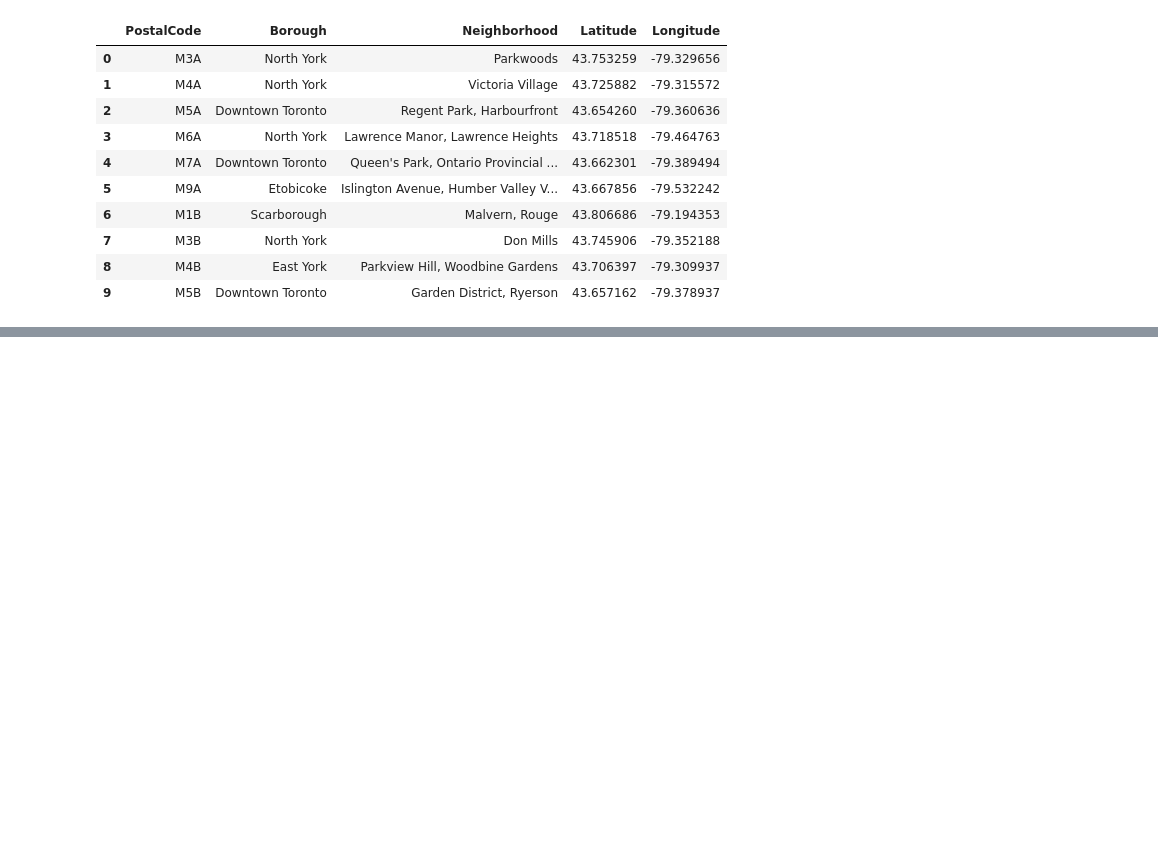
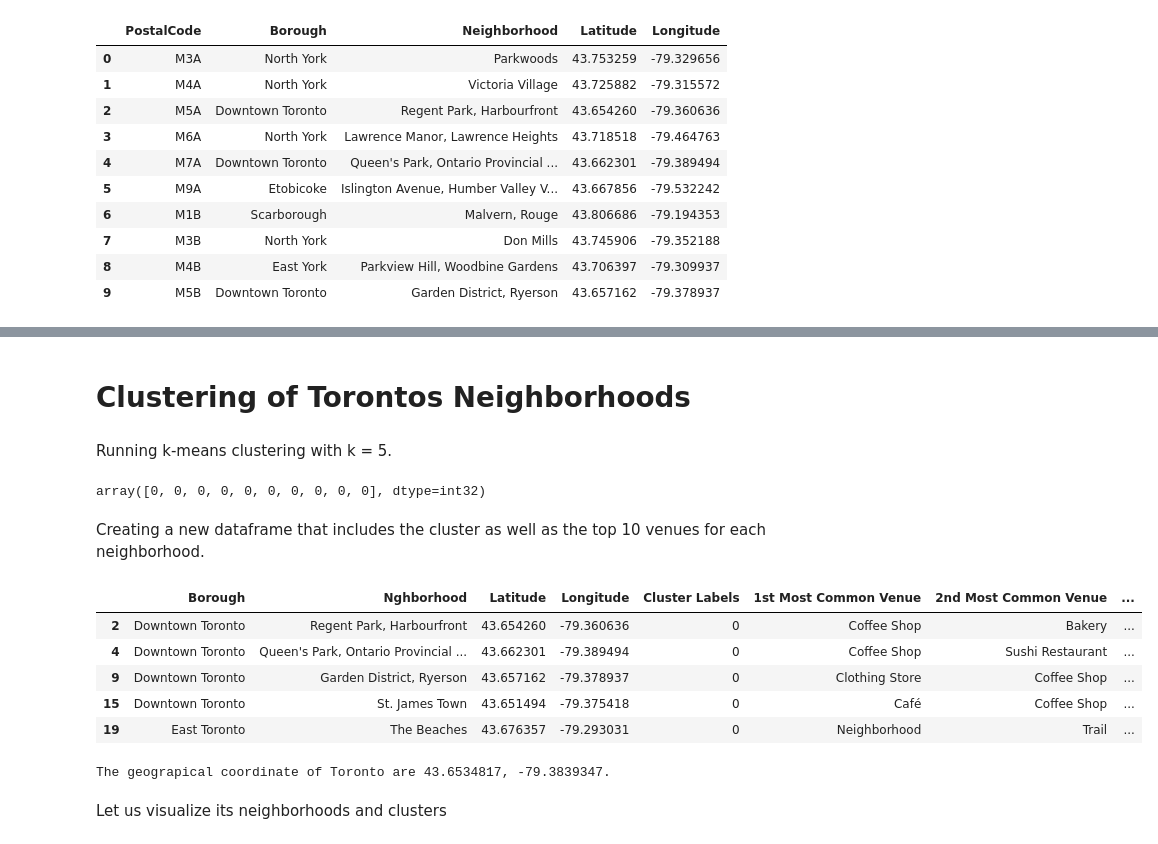
Before and after one commit to rcofrer/Coursera_Capstone, a Jupyter notebook: Clustering_Toronto_Neighborhoods.ipynb, the cells around one changed output, grey strips where cells are left out. Cells and saved outputs as stored; diff of their text form; code cells hidden in the pictures; blank space fills up the shorter version.

```diff
--- a/Clustering_Toronto_Neighborhoods.ipynb
+++ b/Clustering_Toronto_Neighborhoods.ipynb
@@ -130,0 +357,21 @@ df_Toronto.head(10)
+# %%
+num_top_venues = 10
+
+indicators = ['st', 'nd', 'rd']
+
+# create columns according to number of top venues
+columns = ['Nghborhood']
+for ind in np.arange(num_top_venues):
+    try:
+        columns.append('{}{} Most Common Venue'.format(ind+1, indicators[ind]))
+    except:
+        columns.append('{}th Most Common Venue'.format(ind+1))
+
+# create a new dataframe
+neighborhoods_venues_sorted = pd.DataFrame(columns=columns)
+neighborhoods_venues_sorted['Nghborhood'] = Toronto_grouped['Nghborhood']
+
+for ind in np.arange(Toronto_grouped.shape[0]):
+    neighborhoods_venues_sorted.iloc[ind, 1:] = return_most_common_venues(Toronto_grouped.iloc[ind, :], num_top_venues)
+
+neighborhoods_venues_sorted.head()
@@ -130,0 +385,50 @@ df_Toronto.head(10)
+# %% [markdown]
+# Clustering of Torontos Neighborhoods
+# %% [markdown]
+Running k-means clustering with k = 5.
+# %%
+# set number of clusters
+kclusters = 5
+
+Toronto_grouped_clustering = Toronto_grouped.drop('Nghborhood', 1)
+
+# run k-means clustering
+kmeans = KMeans(n_clusters=kclusters, random_state=0).fit(Toronto_grouped_clustering)
+
+# check cluster labels generated for each row in the dataframe
+kmeans.labels_[0:10]
+# %% [output]
+array([0, 0, 0, 0, 0, 0, 0, 0, 0, 0], dtype=int32)
+# %% [markdown]
+Creating a new dataframe that includes the cluster as well as the top 10 venues for each neighborhood.
+# %%
+neighborhoods_venues_sorted.rename(columns={'Neighborhood':'Nghborhood'},inplace=True)
+# %%
+# add clustering labels
+neighborhoods_venues_sorted.insert(0, 'Cluster Labels', kmeans.labels_)
+
+Toronto_merged = df_Toronto.iloc[:,1:]
+
+# merge toronto_grouped with toronto_data to add latitude/longitude for each neighborhood
+Toronto_merged = Toronto_merged.join(neighborhoods_venues_sorted.set_index('Nghborhood'), on='Nghborhood')
+
+Toronto_merged.head() # check the last columns!
+# %% [output]
+|  | Borough | Nghborhood | Latitude | Longitude | Cluster Labels | 1st Most Common Venue | 2nd Most Common Venue | ... |
+| 2 | Downtown Toronto | Regent Park, Harbourfront | 43.654260 | -79.360636 | 0 | Coffee Shop | Bakery | ... |
+| 4 | Downtown Toronto | Queen's Park, Ontario Provincial ... | 43.662301 | -79.389494 | 0 | Coffee Shop | Sushi Restaurant | ... |
+| 9 | Downtown Toronto | Garden District, Ryerson | 43.657162 | -79.378937 | 0 | Clothing Store | Coffee Shop | ... |
+| 15 | Downtown Toronto | St. James Town | 43.651494 | -79.375418 | 0 | Café | Coffee Shop | ... |
+| 19 | East Toronto | The Beaches | 43.676357 | -79.293031 | 0 | Neighborhood | Trail | ... |
+# %%
+address = 'Toronto, ON'
+
+geolocator = Nominatim(user_agent="To_explorer")
+location = geolocator.geocode(address)
+latitude = location.latitude
+longitude = location.longitude
+print('The geograpical coordinate of Toronto are {}, {}.'.format(latitude, longitude))
+# %% [output]
+The geograpical coordinate of Toronto are 43.6534817, -79.3839347.
+# %% [markdown]
+Let us visualize its neighborhoods and clusters
```
Also changed, not shown: parts of 35 cells of this notebook.
